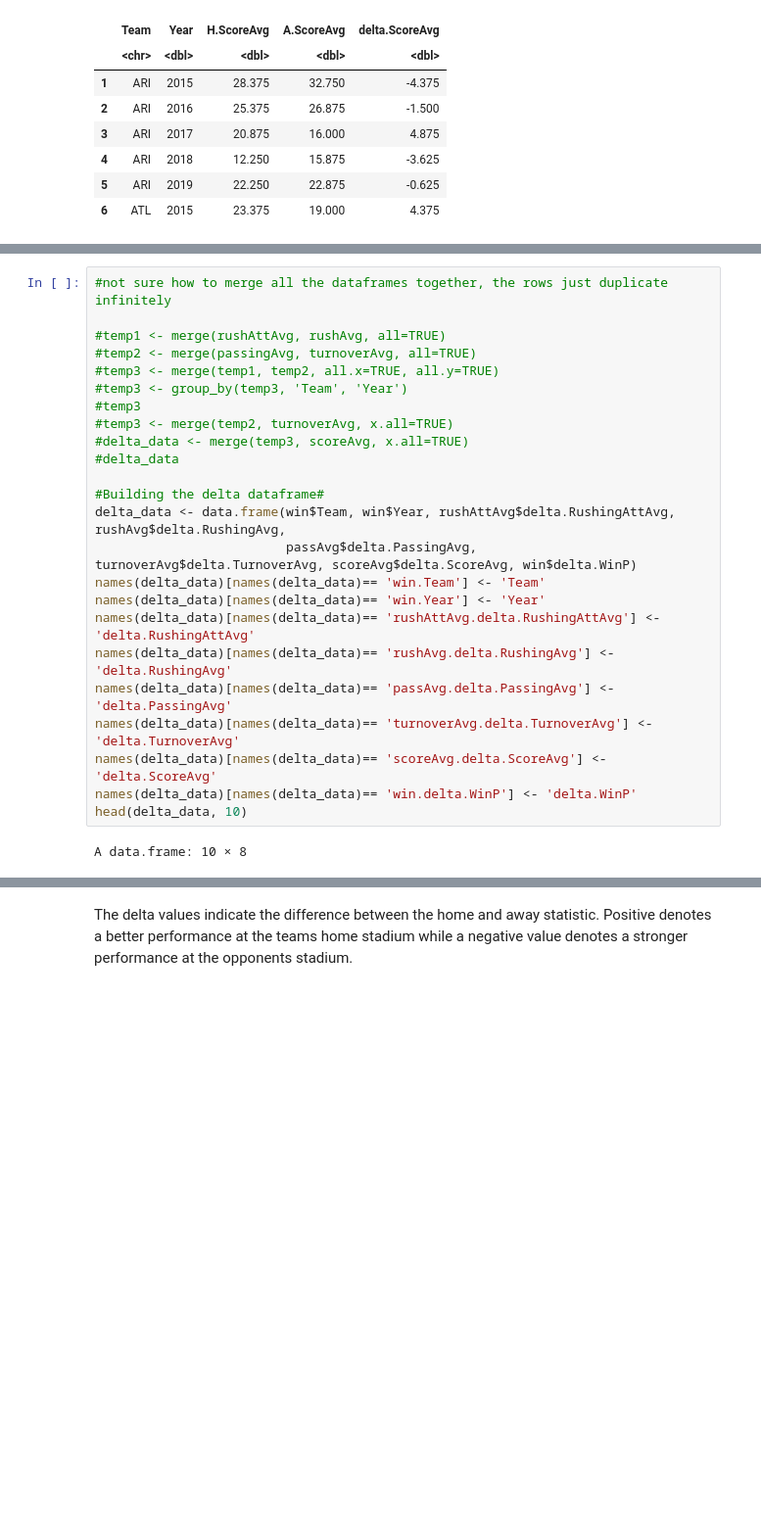
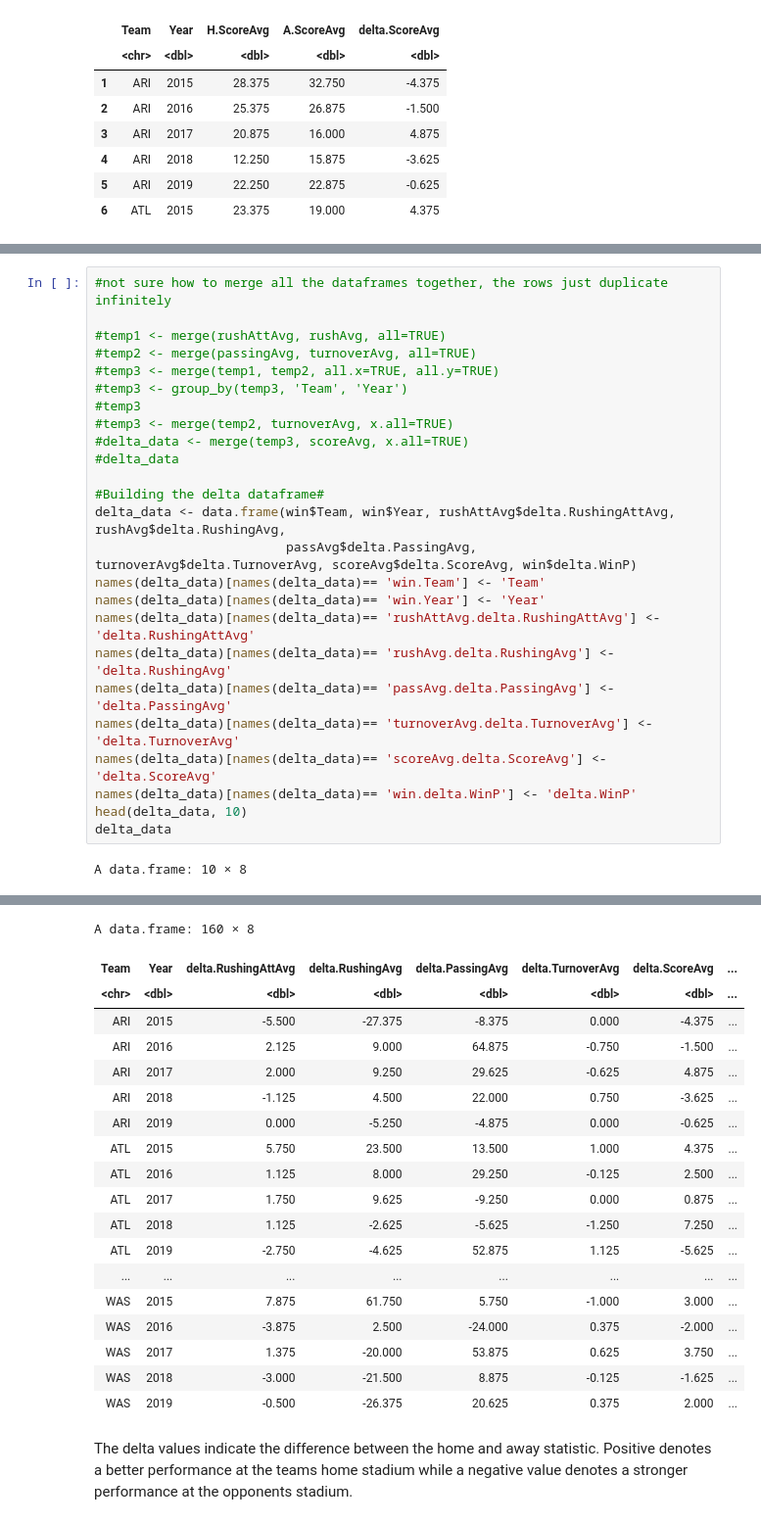
Before and after one commit to DavidYJC/STAT201_GroupProject, a Jupyter notebook: Project Report.ipynb, the cells around one changed output, grey strips where cells are left out. Shown: that part at 98% size. Drawn from its saved outputs; the diff is of its cells as text; blank space fills up the shorter version.

```diff
--- a/Project Report.ipynb
+++ b/Project Report.ipynb
@@ -283,33 +298,53 @@ head(win)
 #temp3 <- merge(temp2, turnoverAvg, x.all=TRUE)
 #delta_data <- merge(temp3, scoreAvg, x.all=TRUE)
 #delta_data
 
 #Building the delta dataframe#
 delta_data <- data.frame(win$Team, win$Year, rushAttAvg$delta.RushingAttAvg, rushAvg$delta.RushingAvg,
                          passAvg$delta.PassingAvg, turnoverAvg$delta.TurnoverAvg, scoreAvg$delta.ScoreAvg, win$delta.WinP)
 names(delta_data)[names(delta_data)== 'win.Team'] <- 'Team'
 names(delta_data)[names(delta_data)== 'win.Year'] <- 'Year'
 names(delta_data)[names(delta_data)== 'rushAttAvg.delta.RushingAttAvg'] <- 'delta.RushingAttAvg'
 names(delta_data)[names(delta_data)== 'rushAvg.delta.RushingAvg'] <- 'delta.RushingAvg'
 names(delta_data)[names(delta_data)== 'passAvg.delta.PassingAvg'] <- 'delta.PassingAvg'
 names(delta_data)[names(delta_data)== 'turnoverAvg.delta.TurnoverAvg'] <- 'delta.TurnoverAvg'
 names(delta_data)[names(delta_data)== 'scoreAvg.delta.ScoreAvg'] <- 'delta.ScoreAvg'
 names(delta_data)[names(delta_data)== 'win.delta.WinP'] <- 'delta.WinP'
 head(delta_data, 10)
+delta_data
 # %% [output]
 A data.frame: 10 × 8
 |  | Team | Year | delta.RushingAttAvg | delta.RushingAvg | delta.PassingAvg | delta.TurnoverAvg | ... |
 |  | <chr> | <dbl> | <dbl> | <dbl> | <dbl> | <dbl> | ... |
 | 1 | ARI | 2015 | -5.500 | -27.375 | -8.375 | 0.000 | ... |
 | 2 | ARI | 2016 | 2.125 | 9.000 | 64.875 | -0.750 | ... |
 | 3 | ARI | 2017 | 2.000 | 9.250 | 29.625 | -0.625 | ... |
 | 4 | ARI | 2018 | -1.125 | 4.500 | 22.000 | 0.750 | ... |
 | 5 | ARI | 2019 | 0.000 | -5.250 | -4.875 | 0.000 | ... |
 | 6 | ATL | 2015 | 5.750 | 23.500 | 13.500 | 1.000 | ... |
 | 7 | ATL | 2016 | 1.125 | 8.000 | 29.250 | -0.125 | ... |
 | 8 | ATL | 2017 | 1.750 | 9.625 | -9.250 | 0.000 | ... |
 | 9 | ATL | 2018 | 1.125 | -2.625 | -5.625 | -1.250 | ... |
 | 10 | ATL | 2019 | -2.750 | -4.625 | 52.875 | 1.125 | ... |
+A data.frame: 160 × 8
+| Team | Year | delta.RushingAttAvg | delta.RushingAvg | delta.PassingAvg | delta.TurnoverAvg | delta.ScoreAvg | ... |
+| <chr> | <dbl> | <dbl> | <dbl> | <dbl> | <dbl> | <dbl> | ... |
+| ARI | 2015 | -5.500 | -27.375 | -8.375 | 0.000 | -4.375 | ... |
+| ARI | 2016 | 2.125 | 9.000 | 64.875 | -0.750 | -1.500 | ... |
+| ARI | 2017 | 2.000 | 9.250 | 29.625 | -0.625 | 4.875 | ... |
+| ARI | 2018 | -1.125 | 4.500 | 22.000 | 0.750 | -3.625 | ... |
+| ARI | 2019 | 0.000 | -5.250 | -4.875 | 0.000 | -0.625 | ... |
+| ATL | 2015 | 5.750 | 23.500 | 13.500 | 1.000 | 4.375 | ... |
+| ATL | 2016 | 1.125 | 8.000 | 29.250 | -0.125 | 2.500 | ... |
+| ATL | 2017 | 1.750 | 9.625 | -9.250 | 0.000 | 0.875 | ... |
+| ATL | 2018 | 1.125 | -2.625 | -5.625 | -1.250 | 7.250 | ... |
+| ATL | 2019 | -2.750 | -4.625 | 52.875 | 1.125 | -5.625 | ... |
+| ... | ... | ... | ... | ... | ... | ... | ... |
+| WAS | 2015 | 7.875 | 61.750 | 5.750 | -1.000 | 3.000 | ... |
+| WAS | 2016 | -3.875 | 2.500 | -24.000 | 0.375 | -2.000 | ... |
+| WAS | 2017 | 1.375 | -20.000 | 53.875 | 0.625 | 3.750 | ... |
+| WAS | 2018 | -3.000 | -21.500 | 8.875 | -0.125 | -1.625 | ... |
+| WAS | 2019 | -0.500 | -26.375 | 20.625 | 0.375 | 2.000 | ... |
 # %% [markdown]
 The delta values indicate the difference between the home and away statistic. Positive denotes a better performance at the teams home stadium while a negative value denotes a stronger performance at the opponents stadium.
 # %%
```
Also changed, not shown: parts of 2 cells of this notebook.
